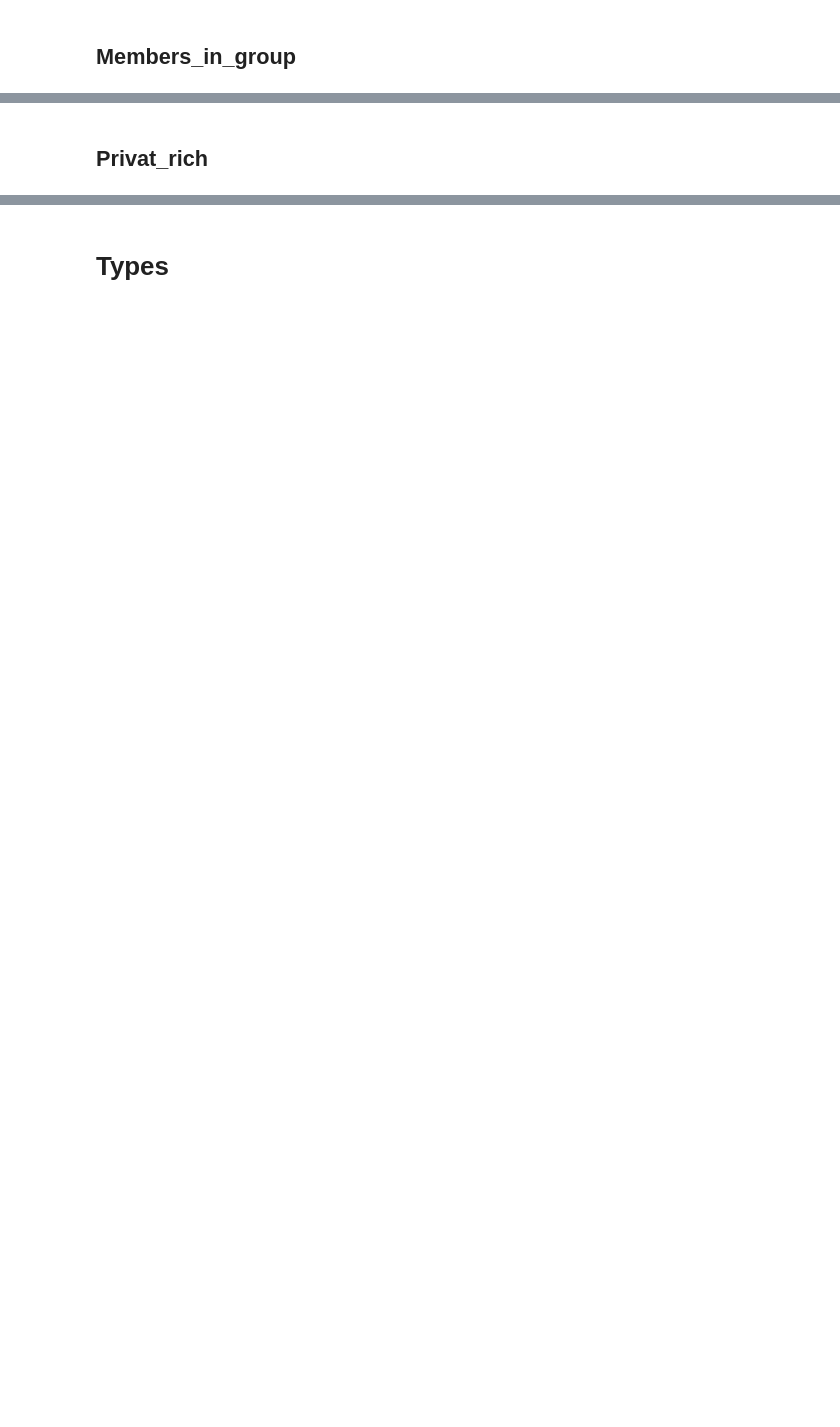
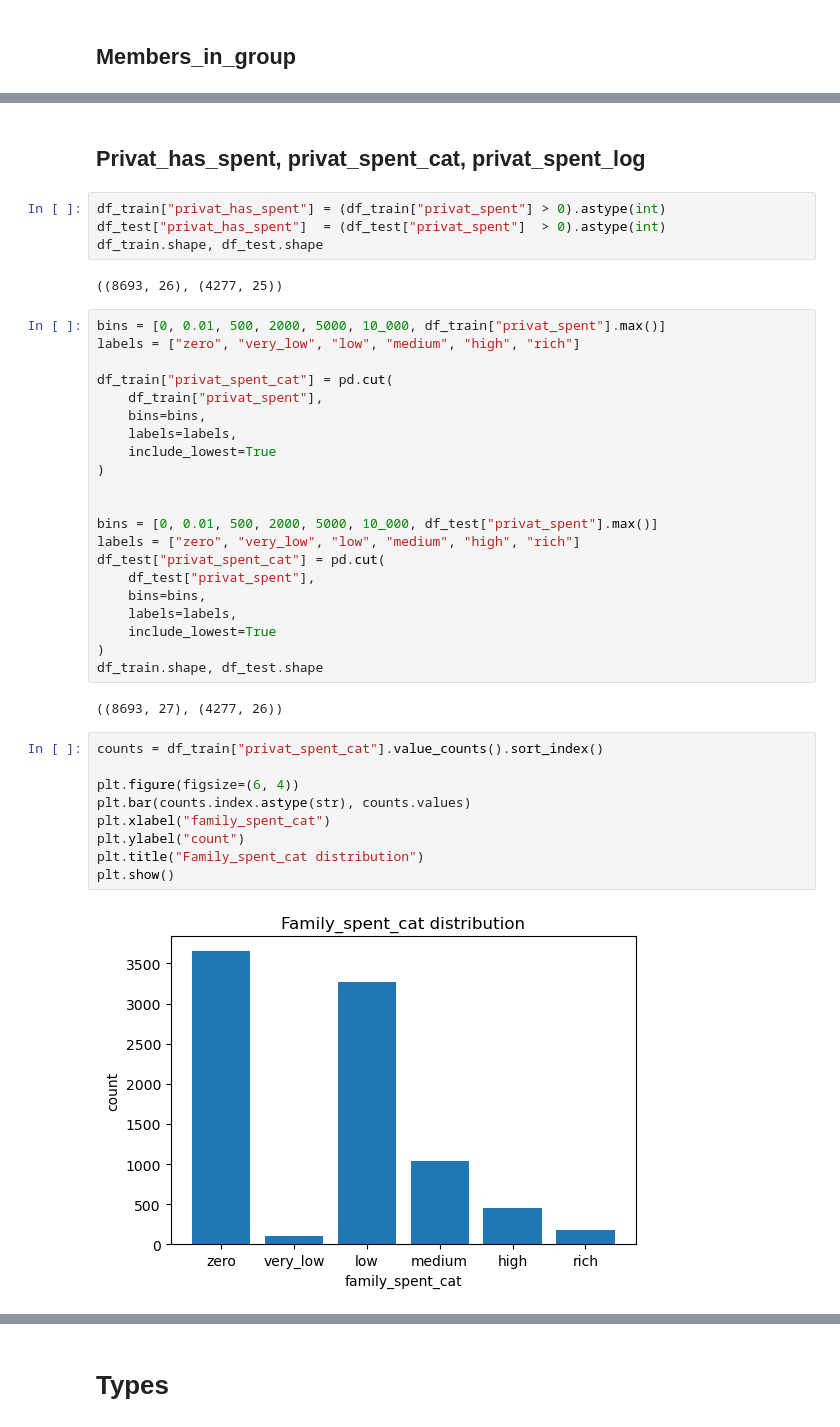
Before and after one commit to Sergey-Chursin/kaggle-spaceship-titanic-pytorch-catboost-stacking, a Jupyter notebook: notebooks/EDA. Feature_engineering.ipynb, the cells around one changed output, grey strips where cells are left out. Saved outputs shown, nothing was run; the diff lists cells and outputs as text; blank space fills up the shorter version.

```diff
--- a/notebooks/EDA. Feature_engineering.ipynb
+++ b/notebooks/EDA. Feature_engineering.ipynb
@@ -1048,2 +1050,42 @@ df_test.shape
 # %% [markdown]
-## Privat_rich
+## Privat_has_spent, privat_spent_cat, privat_spent_log
+# %%
+df_train["privat_has_spent"] = (df_train["privat_spent"] > 0).astype(int)
+df_test["privat_has_spent"]  = (df_test["privat_spent"]  > 0).astype(int)
+df_train.shape, df_test.shape
+# %% [output]
+((8693, 26), (4277, 25))
+# %%
+bins = [0, 0.01, 500, 2000, 5000, 10_000, df_train["privat_spent"].max()]
+labels = ["zero", "very_low", "low", "medium", "high", "rich"]
+
+df_train["privat_spent_cat"] = pd.cut(
+    df_train["privat_spent"],
+    bins=bins,
+    labels=labels,
+    include_lowest=True
+)
+
+
+bins = [0, 0.01, 500, 2000, 5000, 10_000, df_test["privat_spent"].max()]
+labels = ["zero", "very_low", "low", "medium", "high", "rich"]
+df_test["privat_spent_cat"] = pd.cut(
+    df_test["privat_spent"],
+    bins=bins,
+    labels=labels,
+    include_lowest=True
+)
+df_train.shape, df_test.shape
+# %% [output]
+((8693, 27), (4277, 26))
+# %%
+counts = df_train["privat_spent_cat"].value_counts().sort_index()
+
+plt.figure(figsize=(6, 4))
+plt.bar(counts.index.astype(str), counts.values)
+plt.xlabel("family_spent_cat")
+plt.ylabel("count")
+plt.title("Family_spent_cat distribution")
+plt.show()
+# %% [output]
+[figure, added]
```
Also changed, not shown: parts of 45 cells of this notebook.
